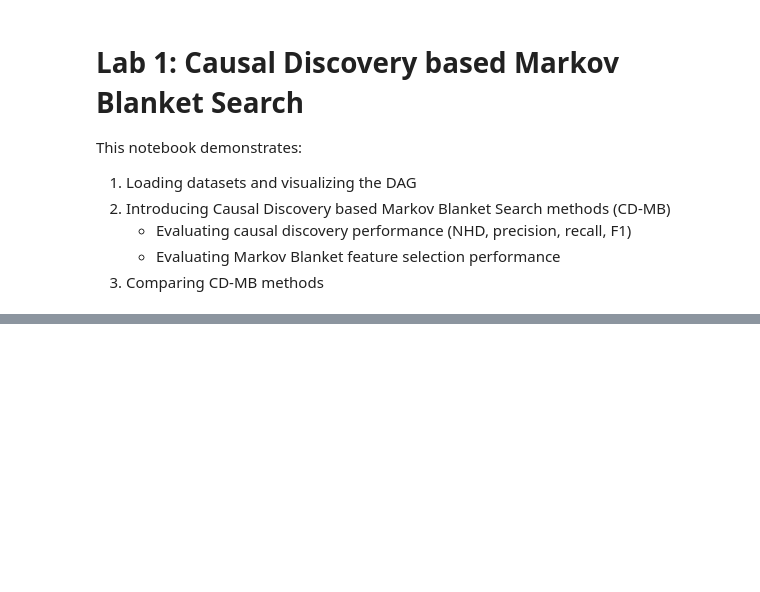
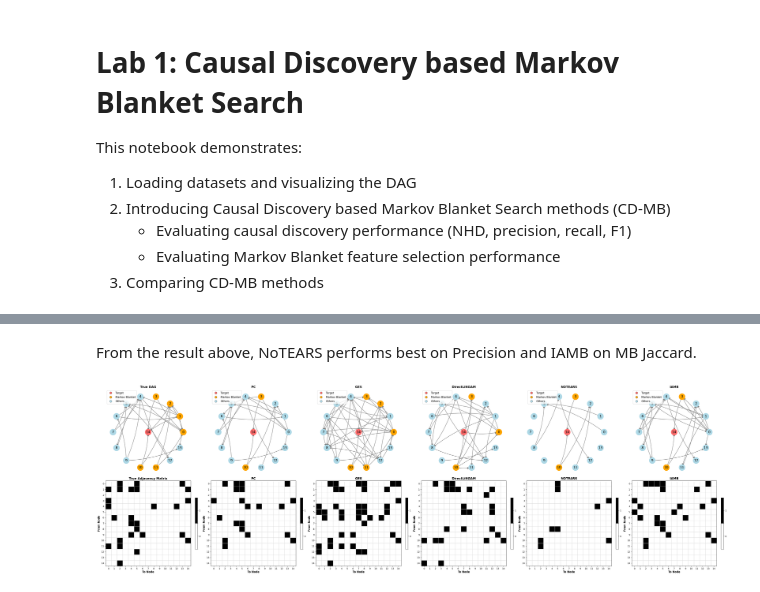
Before and after one commit to Shu-Wan/CSE472-blanket-challenge, a Jupyter notebook: labs/01_causal_discovery/lab1_group7.ipynb, the cells around one changed output, grey strips where cells are left out. Drawn from its saved outputs; the diff is of its cells as text; code cells hidden in the pictures; blank space fills up the shorter version.

```diff
--- a/labs/01_causal_discovery/lab1_group7.ipynb
+++ b/labs/01_causal_discovery/lab1_group7.ipynb
@@ -753,0 +190,8 @@ Oracle 1796.759325897121
+# %%
+pc_feature, pc_adjmat = pc_selector(X, y, alpha=0.05, ci_test="fisherz", variant="stable")
+ges_feature, ges_adjmat = ges_selector(X, y, criterion="bic", method="scatter")
+direct_lingam_feature, direct_lingam_adjmat = direct_lingam_selector(
+    X, y, measure="pwling", thresh=0.3
+)
+notears_feature, notears_adjmat = notears_selector(X, y, lambda1=0.1, loss_type="l2")
+iamb_feature, iamb_adjmat = iamb_selector(X, y)
@@ -753,0 +256,41 @@ Oracle 1796.759325897121
+# %% [markdown]
+From the result above, NoTEARS performs best on Precision and IAMB on MB Jaccard.
+# %%
+# visualize the results
+
+num_methods = len(cdmb_results)
+fig, axes = plt.subplots(2, num_methods + 1, figsize=(num_methods * 8, 12), constrained_layout=True)
+
+plot_graph(
+    adj_mat,
+    figsize=(5, 5),
+    title="True DAG",
+    ax=axes[0, 0],
+)
+
+plot_adjmat(
+    adj_mat,
+    title="True Adjacency Matrix",
+    figsize=(5, 5),
+    ax=axes[1, 0],
+)
+
+for i, (name, results) in enumerate(cdmb_results.items(), 1):
+    adj = results[1]
+    plot_graph(
+        adj,
+        figsize=(5, 5),
+        title=f"{name}",
+        ax=axes[0, i],
+    )
+
+    plot_adjmat(
+        adj,
+        title=f"{name}",
+        figsize=(5, 5),
+        ax=axes[1, i],
+    )
+
+plt.show()
+# %% [output]
+[figure, added]
```
Also changed, not shown: parts of 74 cells of this notebook.
